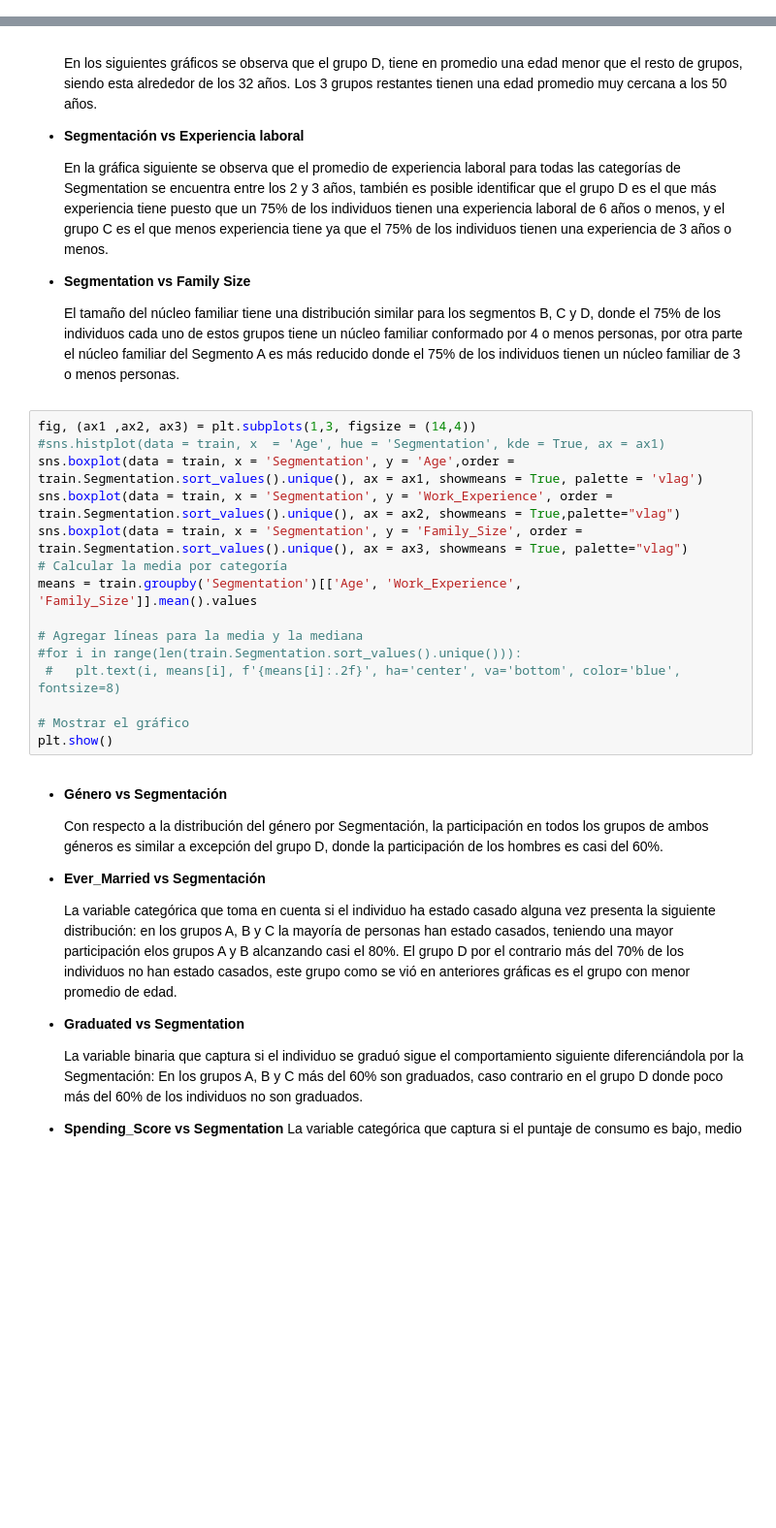
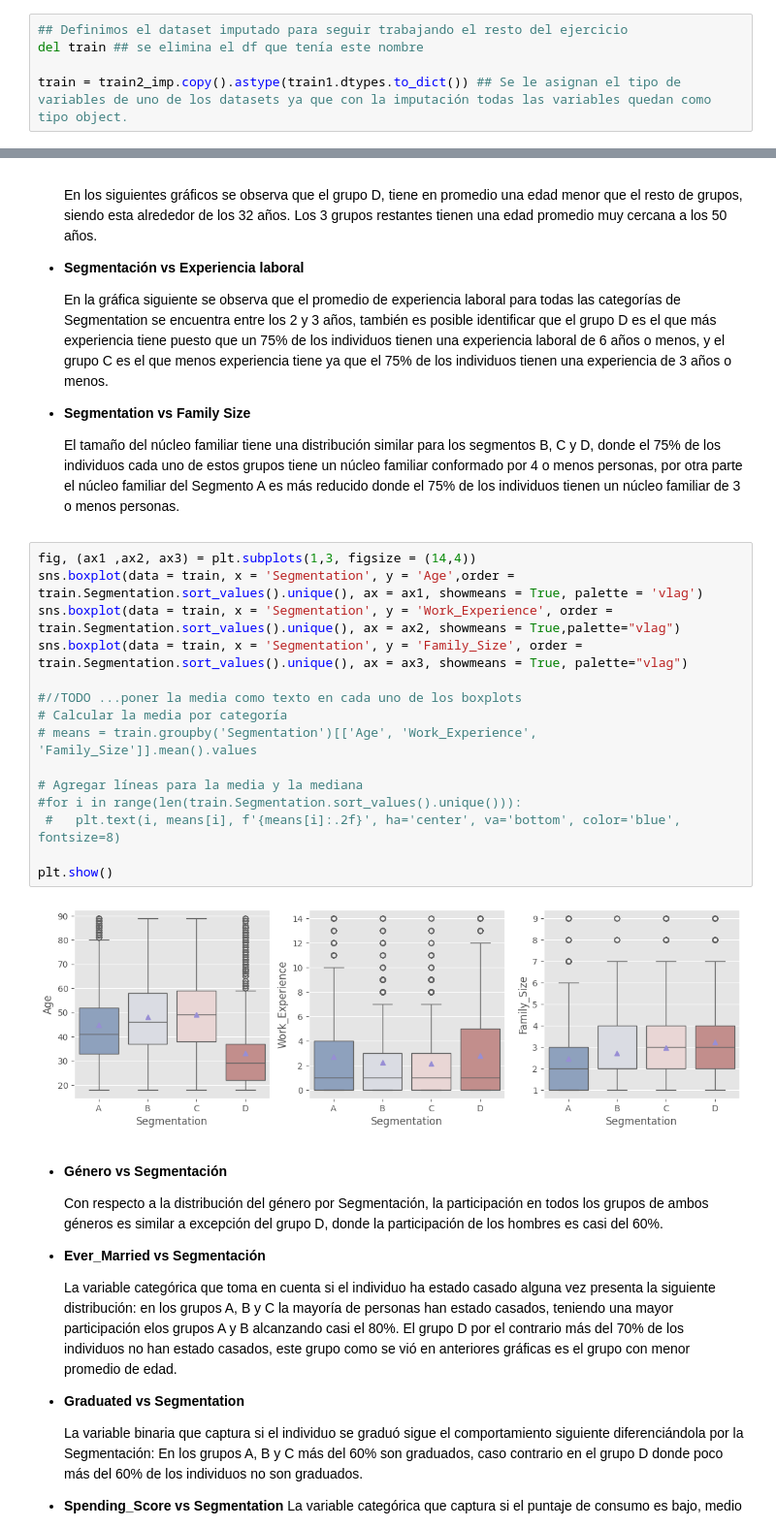
Before and after one commit to maryyuliana/fundamentos_I, a Jupyter notebook: Proyecto.ipynb, the cells around one changed output, grey strips where cells are left out. Shown at 97% size. Saved outputs shown, nothing was run; the diff lists cells and outputs as text; blank space fills up the shorter version.

```diff
--- a/Proyecto.ipynb
+++ b/Proyecto.ipynb
@@ -289,3 +225,8 @@ plt.show()
+# %%
+## Definimos el dataset imputado para seguir trabajando el resto del ejercicio
+del train ## se elimina el df que tenía este nombre
+
+train = train2_imp.copy().astype(train1.dtypes.to_dict()) ## Se le asignan el tipo de variables de uno de los datasets ya que con la imputación todas las variables quedan como tipo object.
 # %% [markdown]
 ### b. Visualización de la información
 # %% [markdown]
@@ -316,19 +259,21 @@ DESCRIPCIÓN VARIABLES NUMÉRICAS VS VARIABLE DEPENDIENTE
   El tamaño del núcleo familiar tiene una distribución similar para los segmentos B, C y D, donde el 75% de los individuos cada uno de estos grupos tiene un núcleo familiar conformado por 4 o menos personas, por otra parte el núcleo familiar del Segmento A es más reducido donde el 75% de los individuos tienen un núcleo familiar de 3 o menos personas.
 # %%
 fig, (ax1 ,ax2, ax3) = plt.subplots(1,3, figsize = (14,4))
-#sns.histplot(data = train, x  = 'Age', hue = 'Segmentation', kde = True, ax = ax1)
 sns.boxplot(data = train, x = 'Segmentation', y = 'Age',order = train.Segmentation.sort_values().unique(), ax = ax1, showmeans = True, palette = 'vlag')
 sns.boxplot(data = train, x = 'Segmentation', y = 'Work_Experience', order = train.Segmentation.sort_values().unique(), ax = ax2, showmeans = True,palette="vlag")
 sns.boxplot(data = train, x = 'Segmentation', y = 'Family_Size', order = train.Segmentation.sort_values().unique(), ax = ax3, showmeans = True, palette="vlag")
+
+#//TODO ...poner la media como texto en cada uno de los boxplots
 # Calcular la media por categoría
-means = train.groupby('Segmentation')[['Age', 'Work_Experience', 'Family_Size']].mean().values
+# means = train.groupby('Segmentation')[['Age', 'Work_Experience', 'Family_Size']].mean().values
 
 # Agregar líneas para la media y la mediana
 #for i in range(len(train.Segmentation.sort_values().unique())):
  #   plt.text(i, means[i], f'{means[i]:.2f}', ha='center', va='bottom', color='blue', fontsize=8)
 
-# Mostrar el gráfico
 plt.show()
+# %% [output]
+[figure, added]
 # %% [markdown]
 * **Género vs Segmentación**
 
```
Also changed, not shown: parts of 49 cells of this notebook.
